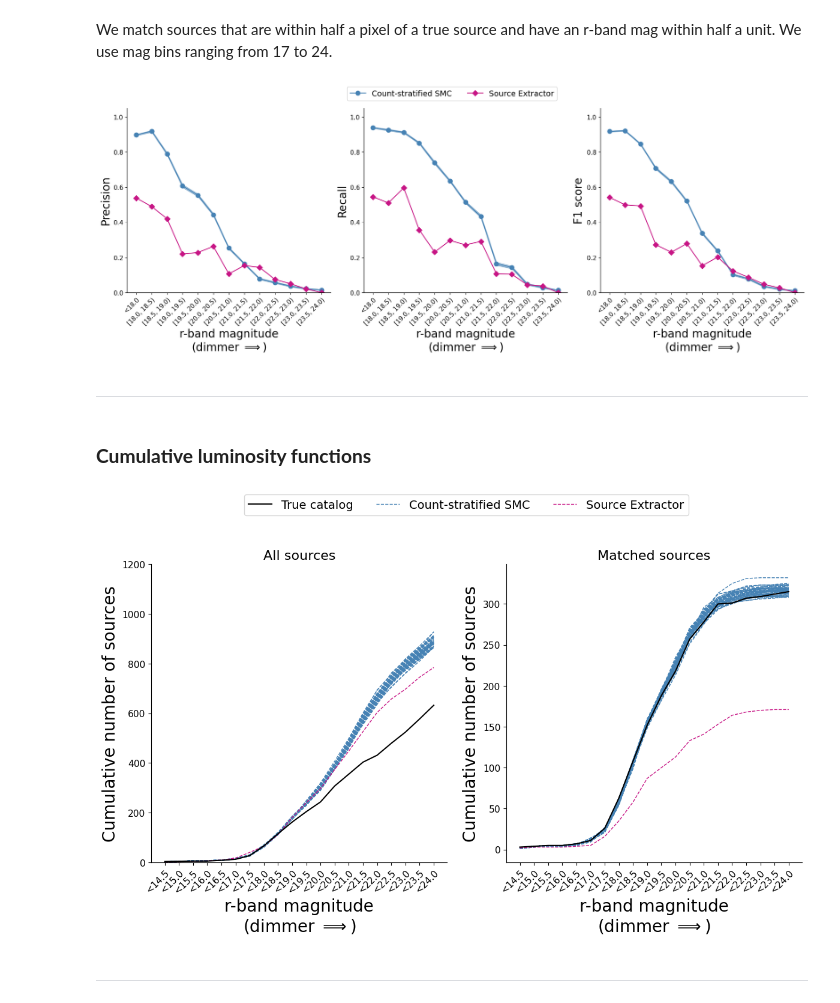
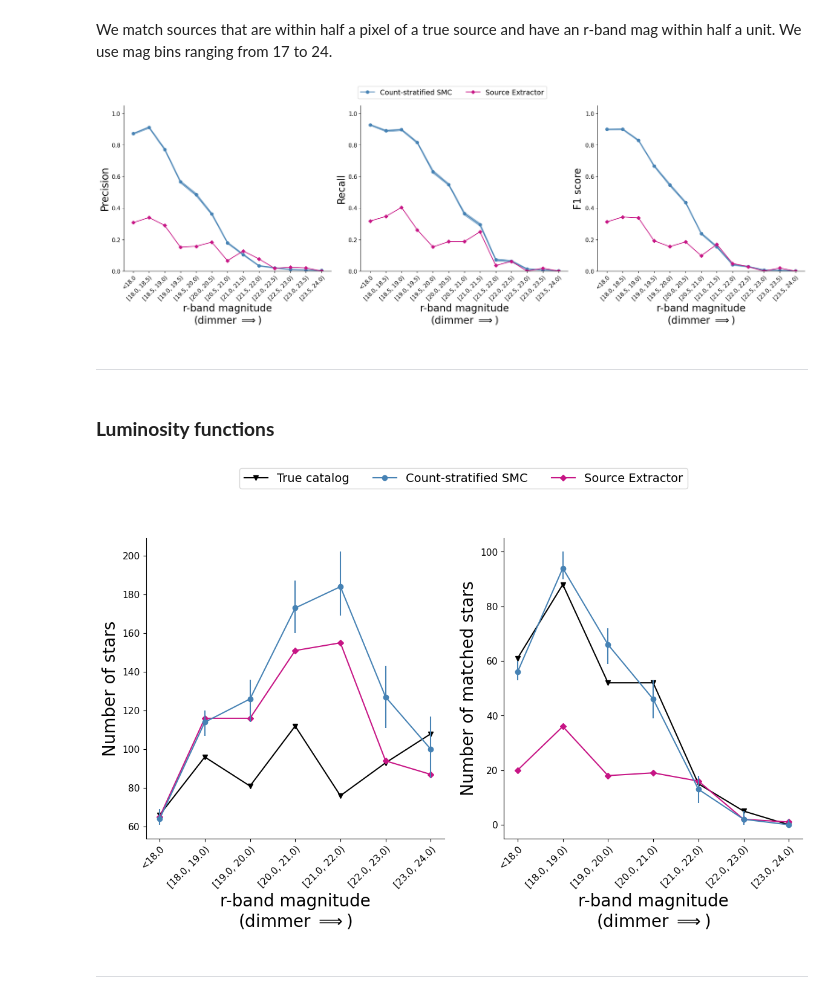
Before and after one commit to timwhite0/smcdet, a Jupyter notebook: experiments/manuscript/m71_manyimages/results/results.ipynb, the cells around one changed output. Cells and saved outputs as stored; diff of their text form; code cells hidden in the pictures.

Commit message:
Update luminosity function plots

```diff
--- a/experiments/manuscript/m71_manyimages/results/results.ipynb
+++ b/experiments/manuscript/m71_manyimages/results/results.ipynb
@@ -570,15 +570,15 @@ _ = ax.tick_params(axis = 'both', labelsize = mediumfont)
 # %% [markdown]
 We match sources that are within half a pixel of a true source and have an r-band mag within half a unit. We use mag bins ranging from 17 to 24.
 # %%
-mag_bins = torch.arange(18, 24.5, 0.5)
+mag_bins = torch.arange(18.0, 24.5, 0.5)
 mags_tol = 0.5
-locs_tol = 1.0
+locs_tol = 0.5
 # %%
 torch.manual_seed(0)
 
 smc_matching_results = match_catalogs(pruned_counts, pruned_locs, pruned_fluxes,
                                       smc_pruned_counts, smc_pruned_locs, smc_pruned_fluxes,
-                                      250, locs_tol, mags_tol, mag_bins)
+                                      200, locs_tol, mags_tol, mag_bins)
 smc_true_total, smc_true_matches, smc_est_total, smc_est_matches = smc_matching_results
 
 smc_precision, smc_recall, smc_f1 = compute_precision_recall_f1(smc_true_total, smc_true_matches, smc_est_total, smc_est_matches)
@@ -615,46 +615,46 @@ sep_true_total, sep_true_matches, sep_est_total, sep_est_matches = sep_matching_
 
 sep_precision, sep_recall, sep_f1 = compute_precision_recall_f1(sep_true_total, sep_true_matches, sep_est_total, sep_est_matches)
 # %%
-fig, ax = plt.subplots(1, 3, figsize = (18, 6*1.075))
+fig, ax = plt.subplots(1, 3, figsize = (20, 6*1.075))
 
-ms = 8
+ms = 6
 
 _ = ax[0].plot(mag_bins, smc_precision_mean, color = smc_color, marker = smc_marker, ms = ms, label = "Count-stratified SMC")
 _ = ax[0].plot(mag_bins, sep_precision.squeeze(), color = sep_color, marker = sep_marker, ms = 0.9*ms, label = "Source Extractor")
 _ = ax[0].fill_between(mag_bins, smc_precision_lower, smc_precision_upper, color = smc_color, alpha = 0.5)
 _ = ax[0].set_ylabel('Precision', fontsize = bigfont)
 
 _ = ax[1].plot(mag_bins, smc_recall.mean(0), color = smc_color, marker = smc_marker, ms = ms, label = "Count-stratified SMC")
 _ = ax[1].plot(mag_bins, sep_recall.squeeze(), color = sep_color, marker = sep_marker, ms = 0.9*ms, label = "Source Extractor")
 _ = ax[1].fill_between(mag_bins, smc_recall_lower, smc_recall_upper, color = smc_color, alpha = 0.5)
 _ = ax[1].set_ylabel('Recall', fontsize = bigfont)
 
 _ = ax[2].plot(mag_bins, smc_f1_mean, color = smc_color, marker = smc_marker, ms = ms, label = "Count-stratified SMC")
 _ = ax[2].plot(mag_bins, sep_f1.squeeze(), color = sep_color, marker = sep_marker, ms = 0.9*ms, label = "Source Extractor")
 _ = ax[2].fill_between(mag_bins, smc_f1_lower, smc_f1_upper, color = smc_color, alpha = 0.5)
 _ = ax[2].set_ylabel('F1 score', fontsize = bigfont)
 
 for a in ax.flat:
     _ = a.tick_params(axis = "both", labelsize = 0.8*smallfont)
     _ = a.set_xticks(ticks = mag_bins,
                      labels = [f'<{mag_bins[0]}'] + [f'[{mag_bins[t].item()}, {mag_bins[t+1]})' for t in range(len(mag_bins)-1)],
                      rotation = 45, ha = 'right', rotation_mode = "anchor")
     _ = a.set_xlabel('r-band magnitude\n(dimmer $\Longrightarrow$)', fontsize = bigfont)
     _ = a.spines[['top', 'right']].set_visible(False)
     _ = a.set_ylim((0,1.05))
 
 handles, labels = ax[0].get_legend_handles_labels()
 _ = fig.legend(handles, labels, loc = 'upper center', ncol = 2, bbox_to_anchor = (0.5, 1.075), fontsize = smallfont)
 
 _ = fig.tight_layout()
 
 fig.savefig('figures/m71_matching.png', dpi = 250, transparent = True, bbox_inches = 'tight', pad_inches = 0)
 # %% [output]
-[figure, old version]
+[figure, new version]
 # %% [markdown]
 ---
 # %% [markdown]
-### **Cumulative luminosity functions**
+### **Luminosity functions**
 # %%
 torch.manual_seed(0)
 
@@ -672,33 +672,35 @@ clf_sep_true_total, clf_sep_true_matches, clf_sep_est_total, clf_sep_est_matches
 # %%
 fig, ax = plt.subplots(1, 2, figsize = (14, 6 * 1.075))
 
-_ = ax[0].plot(clf_mag_bins, clf_smc_true_total.sum(0)[0].cumsum(0), label = "True catalog",
-               color = 'black', linewidth = 1.5, zorder = 100)
-_ = ax[0].plot(clf_mag_bins, clf_smc_est_total.sum(0)[0].cumsum(-1), label = "Count-stratified SMC",
-               color = smc_color, linestyle = 'dashed', linewidth = 1)
-_ = ax[0].plot(clf_mag_bins, clf_smc_est_total.sum(0)[1:].cumsum(-1).permute(1, 0),
-               color = smc_color, linestyle = 'dashed', linewidth = 1)
-_ = ax[0].plot(clf_mag_bins, clf_sep_est_total.sum(0).cumsum(-1).permute(1, 0), label = "Source Extractor",
-               color = sep_color, linestyle = 'dashed', linewidth = 1)
-_ = ax[0].set_title('All sources', fontsize = mediumfont)
-_ = ax[0].set_ylim(0,1200)
-_ = ax[1].plot(clf_mag_bins, clf_smc_true_matches.sum(0)[0].cumsum(0),
-               color = 'black', linewidth = 1.5, zorder = 100)
-_ = ax[1].plot(clf_mag_bins, clf_smc_est_matches.sum(0)[0].cumsum(-1),
-               color = smc_color, linestyle = 'dashed', linewidth = 1)
-_ = ax[1].plot(clf_mag_bins, clf_smc_est_matches.sum(0)[1:].cumsum(-1).permute(1, 0),
-               color = smc_color, linestyle = 'dashed', linewidth = 1)
-_ = ax[1].plot(clf_mag_bins, clf_sep_est_matches.sum(0).cumsum(-1).permute(1, 0),
-               color = sep_color, linestyle = 'dashed', linewidth = 1)
-_ = ax[1].set_title('Matched sources', fontsize = mediumfont)
+ls = 'solid'
+ms = 6
+
+_ = ax[0].plot(clf_mag_bins, clf_smc_true_total.sum(0)[0], label = "True catalog",
+               marker = "v", ms = 1.05*ms, linestyle = ls, color = 'black', zorder = 0)
+_ = ax[0].plot(clf_mag_bins, clf_smc_est_total.sum(0).median(0).values, label = "Count-stratified SMC",
+               marker = smc_marker, ms = ms, linestyle = ls, color = smc_color, zorder = 3)
+_ = ax[0].vlines(clf_mag_bins, ymin = clf_smc_est_total.sum(0).quantile(0.05, dim=0), ymax = clf_smc_est_total.sum(0).quantile(0.95, dim=0),
+                 color = smc_color, zorder = 2)
+_ = ax[0].plot(clf_mag_bins, clf_sep_est_total.sum(0).permute(1, 0), label = "Source Extractor",
+               marker = sep_marker, ms = 0.9*ms, color = sep_color, linestyle = ls, zorder = 1)
+_ = ax[0].set_ylabel('Number of stars', fontsize = bigfont)
+
+_ = ax[1].plot(clf_mag_bins, clf_smc_true_matches.sum(0)[0], label = "True catalog",
+               marker = "v", ms = 1.05*ms, linestyle = ls, color = 'black', zorder = 0)
+_ = ax[1].plot(clf_mag_bins, clf_smc_est_matches.sum(0).median(0).values, label = "Count-stratified SMC",
+               marker = smc_marker, ms = ms, linestyle = ls, color = smc_color, zorder = 3)
+_ = ax[1].vlines(clf_mag_bins, ymin = clf_smc_est_matches.sum(0).quantile(0.05, dim=0), ymax = clf_smc_est_matches.sum(0).quantile(0.95, dim=0),
+                 color = smc_color, zorder = 2)
+_ = ax[1].plot(clf_mag_bins, clf_sep_est_matches.sum(0).permute(1, 0), label = "Source Extractor",
+               marker = sep_marker, ms = 0.9*ms, color = sep_color, linestyle = ls, zorder = 1)
+_ = ax[1].set_ylabel('Number of matched stars', fontsize = bigfont)
 
 for a in ax.flat:
     _ = a.tick_params(axis = "both", labelsize = 0.8*smallfont)
     _ = a.set_xticks(ticks = clf_mag_bins,
-                     labels = [f'<{clf_mag_bins[t].item()}' for t in range(len(clf_mag_bins))],
+                     labels = [f'<{clf_mag_bins[0]}'] + [f'[{clf_mag_bins[t].item()}, {clf_mag_bins[t+1]})' for t in range(len(clf_mag_bins)-1)],
                      rotation = 45, ha = 'right', rotation_mode = "anchor")
     _ = a.set_xlabel('r-band magnitude\n(dimmer $\Longrightarrow$)', fontsize = bigfont)
-    _ = a.set_ylabel('Cumulative number of sources', fontsize = bigfont)
     _ = a.spines[['top', 'right']].set_visible(False)
 
 handles, labels = ax[0].get_legend_handles_labels()
@@ -706,7 +708,7 @@ _ = fig.legend(handles, labels, loc = 'upper center', ncol = 3, bbox_to_anchor =
 
 fig.savefig('figures/m71_clf.png', dpi = 250, transparent = True, bbox_inches = 'tight', pad_inches = 0)
 # %% [output]
-[figure, old version]
+[figure, new version]
 # %% [markdown]
 ---
 # %% [markdown]
```
Also changed, not shown: parts of 1 cell of this notebook, 1 other file.
